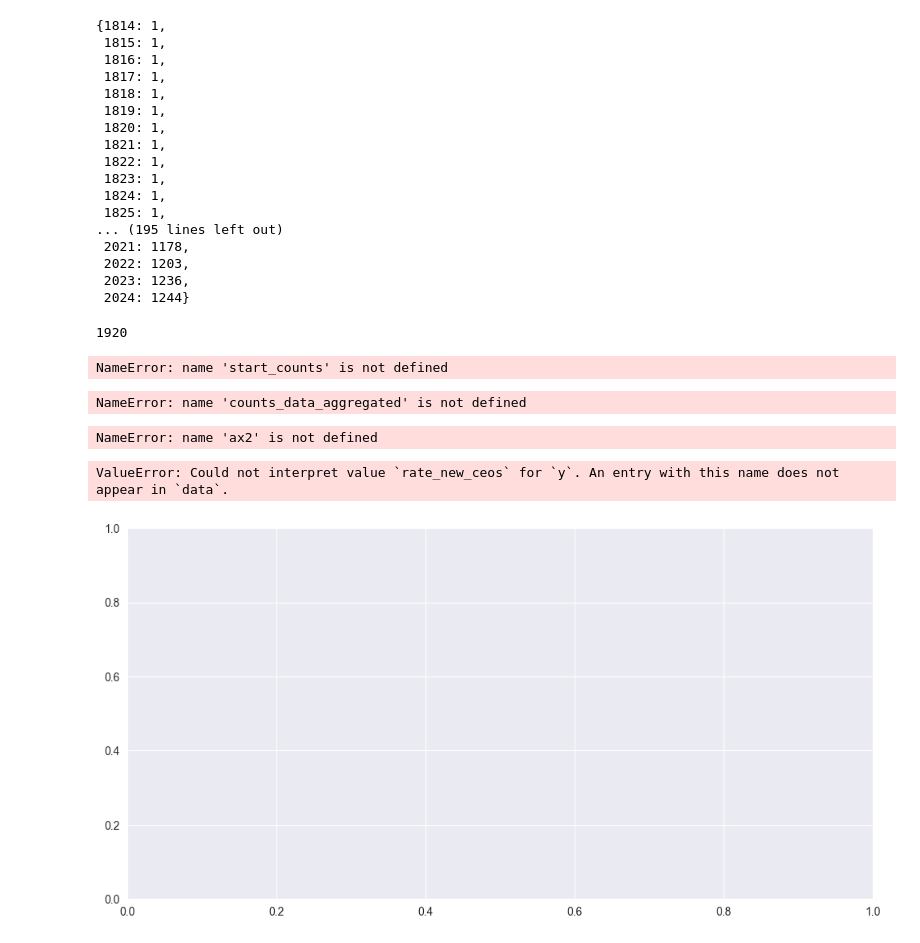
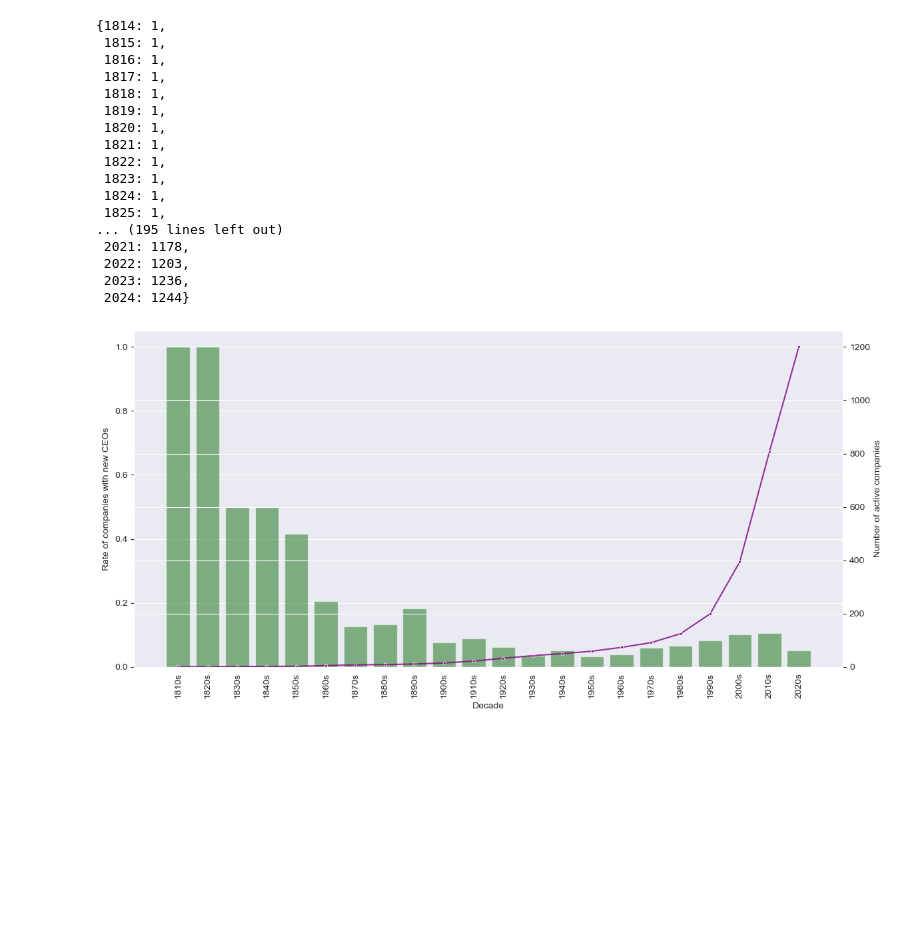
Before and after one commit to trifecta-project/entity-evolution, a Jupyter notebook: 4-Stats_Companies-CEOs.ipynb, the cells around one changed output. Cells and saved outputs as stored; diff of their text form; code cells hidden in the pictures; blank space fills up the shorter version.

Commit message:
Fixed a bug, should work now. If KeyError appears for the 2nd graph, update pandas to 2.0.3.

```diff
--- a/4-Stats_Companies-CEOs.ipynb
+++ b/4-Stats_Companies-CEOs.ipynb
@@ -191,77 +169,39 @@ num_active_companies_per_year
  2022: 1203,
  2023: 1236,
  2024: 1244}
-# %%
-(1928//10)*10
-# %% [output]
-1920
 # %%
 # See if the acceleration of CEO change over time generalises to all companies in our dataset
-
-# colour=sns.color_palette('husl',n_colors=10)[4]
 
 # Count the number of CEO starts per year
 start_years = company_data['start_year'].astype(int)
 counts_data = pd.DataFrame(start_years.value_counts().sort_index()).reset_index()
-counts_data['rate_new_ceos'] = start_counts.apply(lambda row:
+counts_data['rate_new_ceos'] = counts_data.apply(lambda row:
                                                     row['count']/num_active_companies_per_year[row['start_year']],
                                                    axis=1)
 counts_data['num_active_companies']=counts_data['start_year'].map(lambda x: num_active_companies_per_year[x])
 
+# Prepare the timeline
 counts_data['decade'] = counts_data['start_year'].map(lambda x: str((x //10)*10)+'s')
+counts_data_aggregated = counts_data.groupby('decade').aggregate('mean').reset_index()
 
-counts_data_aggregated = counts_data.groupby('decade').aggregate('mean').reset_index()
 # Plot the results
 fig, ax1 = plt.subplots(figsize=(12,6))
 sns.barplot(data = counts_data_aggregated, x='decade', y='rate_new_ceos', alpha=0.5,color='green', ax=ax1)
 
 plt.xticks(ticks=range(0, len(counts_data)), rotation=90)
 plt.xlabel('Decade')
-# ax1.set_xlim(1814)
 ax2 = ax1.twinx()
 sns.lineplot(data = counts_data_aggregated['num_active_companies'], marker='.', alpha=0.8,
              color='purple', ax=ax2)
 ax2.set_ylim(0)
-
-# minx, nextx, *_, maxx = ax1.get_xticks()
-# epsx = (nextx - minx) / 1.5
-# ax1.set_xlim(minx-epsx, maxx+epsx)
 ax1.set_ylabel('Rate of companies with new CEOs')
 ax2.set_ylabel('Number of active companies')
 
-# plt.title('CEO changes per year')
+# plt.title('New CEOs per year')
 
-# plt.ylabel('Number of new CEOs divided by number of active companies per year')
-# plt.grid(axis='y', linestyle='--', alpha=0.7)
 plt.tight_layout()
 
-# plt.show()
-plt.savefig('plots/new_ceos_per_decade.pdf')
+plt.show()
+# plt.savefig('plots/new_ceos_per_decade.pdf')
 # %% [output]
-NameError: name 'start_counts' is not defined
+[figure, added]
-# %%
-counts_data_aggregated.reset_index()
-# %% [output]
-NameError: name 'counts_data_aggregated' is not defined
-# %%
-ax2.get_xlim()
-# %% [output]
-NameError: name 'ax2' is not defined
-# %%
-fig, ax1 = plt.subplots(figsize=(12,6))
-sns.barplot(data = counts_data, x='start_year', y='rate_new_ceos', alpha=0.5,color='green', ax=ax1)
-
-plt.xticks(ticks=range(0, len(counts_data), 2), rotation=90)
-
-ax2 = ax1.twinx()
-sns.lineplot(data = counts_data['num_active_companies'], marker='o', alpha=0.5,
-             color='orange', ax=ax2)
-ax2.set_ylim(0)
-minx, nextx, *_, maxx = ax1.get_xticks() # same for the x-axis
-epsx = (nextx - minx) / 2
-ax1.set_xlim(minx-epsx, maxx+epsx) # nb: different order because the axis is not inverted
- # Show every 2nd year
-# plt.xticks(rotation=30)#, ha="right")
-# %% [output]
-ValueError: Could not interpret value `rate_new_ceos` for `y`. An entry with this name does not appear in `data`.
-[figure, removed]
```
Also changed, not shown: parts of 7 cells of this notebook.
